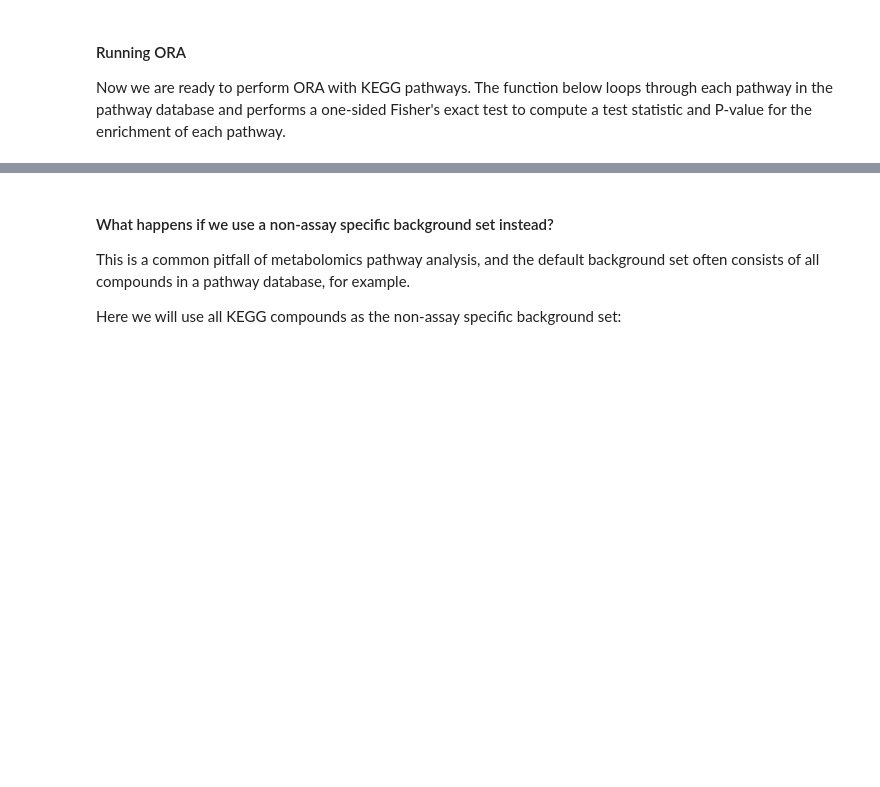
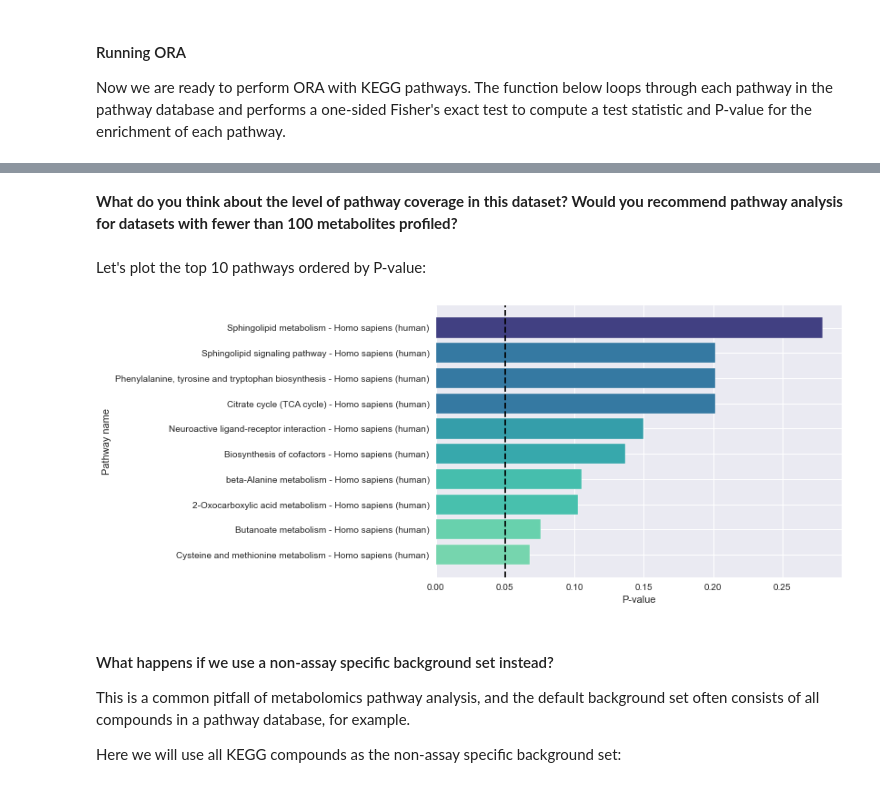
Before and after one commit to cwieder/met-pathway-tutorial, a Jupyter notebook: Intro_to_data_analysis_pathway_tutorial.ipynb, the cells around one changed output, grey strips where cells are left out. Saved outputs shown, nothing was run; the diff lists cells and outputs as text; code cells hidden in the pictures; blank space fills up the shorter version.

```diff
--- a/Intro_to_data_analysis_pathway_tutorial.ipynb
+++ b/Intro_to_data_analysis_pathway_tutorial.ipynb
@@ -147,7 +191,7 @@ print("The size of the background set is:", len(assay_specific_background_set),
 #### Running ORA
 Now we are ready to perform ORA with KEGG pathways. The function below loops through each pathway in the pathway database and performs a one-sided Fisher's exact test to compute a test statistic and P-value for the enrichment of each pathway.
 # %%
-def over_representation_analysis(DEM_list, background_list, pathways_df, filter_empty=True):
+def over_representation_analysis(DA_list, background_list, pathways_df, filter_empty=True):
 
     """
     Function for over representation analysis using Fisher exact test (right tailed)
@@ -168,6 +212,7 @@ def over_representation_analysis(DEM_list, background_list, pathways_df, filter_
     pvalues = []
     pathway_ratio = []
     pathway_count = 0
+    pathway_coverage = []
 
     for pathway in pathways:
         # perform ORA for each pathway
@@ -178,35 +223,36 @@ def over_representation_analysis(DEM_list, background_list, pathways_df, filter_
             continue
         else:
             pathway_count += 1
-            DEM_in_pathway = len(set(DEM_list) & set(pathway_compounds))
-            # k: compounds in DEM list AND pathway
-            DEM_not_in_pathway = len(np.setdiff1d(DEM_list, pathway_compounds))
-            # K: compounds in DEM list not in pathway
-            compound_in_pathway_not_DEM = len(set(pathway_compounds) & set(np.setdiff1d(background_list, DEM_list)))
+            DA_in_pathway = len(set(DA_list) & set(pathway_compounds))
+            # k: compounds in DA list AND pathway
+            DA_not_in_pathway = len(np.setdiff1d(DA_list, pathway_compounds))
+            # K: compounds in DA list not in pathway
+            compound_in_pathway_not_DA = len(set(pathway_compounds) & set(np.setdiff1d(background_list, DA_list)))
             # not DEM compounds present in pathway
-            compound_not_in_pathway_not_DEM = len(np.setdiff1d(np.setdiff1d(background_list, DEM_list), pathway_compounds))
+            compound_not_in_pathway_not_DA = len(np.setdiff1d(np.setdiff1d(background_list, DA_list), pathway_compounds))
             # compounds in background list not present in pathway
-            if filter_empty and DEM_in_pathway == 0:
+            if filter_empty and DA_in_pathway == 0:
                 # ignore pathway if there are no DEM compounds in that pathway
                 continue
             else:
                 # Create 2 by 2 contingency table
-                pathway_ratio.append(str(DEM_in_pathway) + "/" + str(len(pathway_compounds)))
+                pathway_ratio.append(str(DA_in_pathway) + "/" + str(compound_in_pathway_not_DA + DA_in_pathway))
+                pathway_coverage.append(str(compound_in_pathway_not_DA + DA_in_pathway) + "/" + str(len(pathway_compounds)))
                 pathways_with_compounds.append(pathway)
                 pathway_names_with_compounds.append(pathway_dict[pathway])
-                contingency_table = np.array([[DEM_in_pathway, compound_in_pathway_not_DEM],
-                                              [DEM_not_in_pathway, compound_not_in_pathway_not_DEM]])
+                contingency_table = np.array([[DA_in_pathway, compound_in_pathway_not_DA],
+                                              [DA_not_in_pathway, compound_not_in_pathway_not_DA]])
                 # Run right tailed Fisher's exact test
                 oddsratio, pvalue = stats.fisher_exact(contingency_table, alternative="greater")
                 pvalues.append(pvalue)
     try:
         padj = sm.stats.multipletests(pvalues, 0.05, method="fdr_bh")
-        results = pd.DataFrame(zip(pathways_with_compounds, pathway_names_with_compounds, pathway_ratio, pvalues, padj[1]),
-                               columns=["Pathway_ID", "Pathway_name", "Hits", "P-value", "P-adjust"])
+        results = pd.DataFrame(zip(pathways_with_compounds, pathway_names_with_compounds, pathway_ratio, pathway_coverage, pvalues, padj[1]),
+                               columns=["Pathway_ID", "Pathway_name", "Hits", "Coverage", "P-value", "P-adjust"])
     except ZeroDivisionError:
         padj = [1] * len(pvalues)
         results = pd.DataFrame(zip(pathways_with_compounds, pathway_names_with_compounds, pathway_ratio, pvalues, padj),
-                           columns=["Pathway_ID", "Pathway_name", "Hits", "P-value", "P-adjust"])
+                           columns=["Pathway_ID", "Pathway_name", "Hits", "Coverage", "P-value", "P-adjust"])
     return results
 
 ora_res = over_representation_analysis(DA_metabolites, assay_specific_background_set, KEGG_human_pathways)
@@ -218,12 +276,22 @@ ora_res.sort_values(by="P-value").head(10)
+# %% [markdown]
+<b>What do you think about the level of pathway coverage in this dataset? Would you recommend pathway analysis for datasets with fewer than 100 metabolites profiled?</b>
+# %% [markdown]
+Let's plot the top 10 pathways ordered by P-value:
 # %%
+plt.style.use("seaborn")
+
+# we can use a colourmap to colour the bars corresponding to the P-values
+cmap = sns.color_palette("mako_r", as_cmap=True)
+norm = plt.Normalize(vmin=0, vmax=0.4)
 # plot the top 10 pathways
-plt.style.use("seaborn")
 top_10_ora_res = ora_res.sort_values(by="P-value").iloc[0:10, :]
-plt.barh(top_10_ora_res["Pathway_name"], top_10_ora_res["P-value"])
+plt.barh(top_10_ora_res["Pathway_name"], top_10_ora_res["P-value"], color=cmap(norm(top_10_ora_res["P-value"])))
 plt.xlabel("P-value")
 plt.ylabel("Pathway name")
 plt.axvline(0.05, color="black", linestyle='--')
 plt.show()
+# %% [output]
+[figure, added]
 # %% [markdown]
 #### What happens if we use a non-assay specific background set instead?
 This is a common pitfall of metabolomics pathway analysis, and the default background set often consists of all compounds in a pathway database, for example.
```
Also changed, not shown: parts of 26 cells of this notebook.
